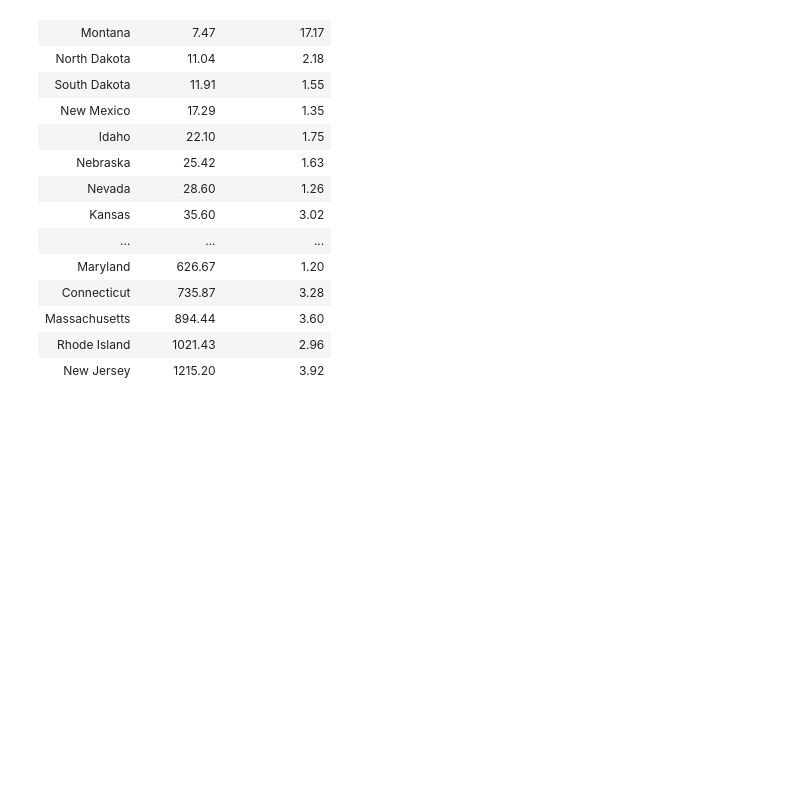
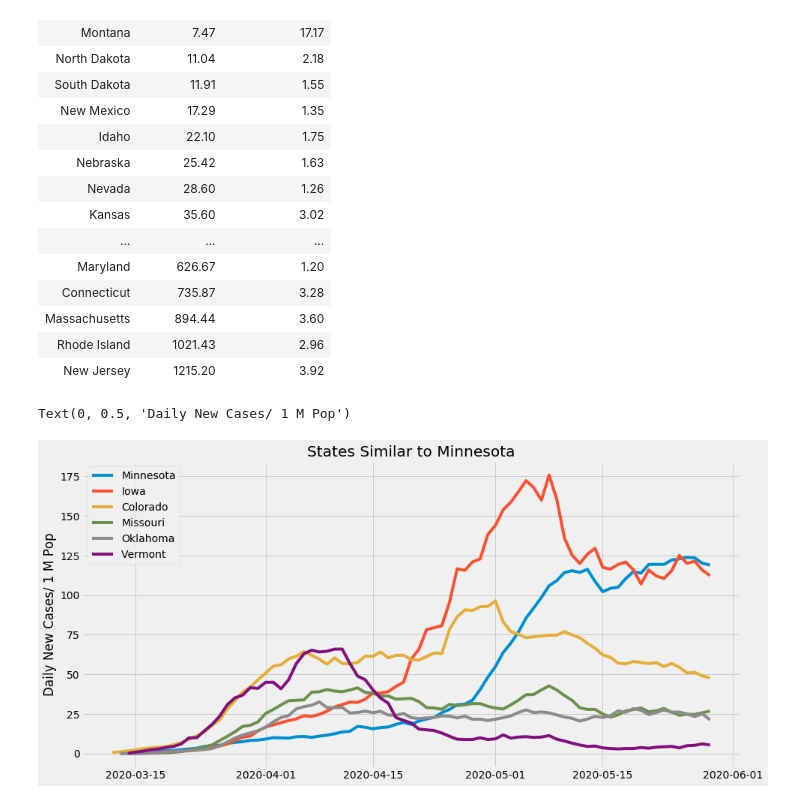
Before and after one commit to Jbudnick/Covid-19-Forecasting, a Jupyter notebook: notebooks/EDA_State_Comparison.ipynb, the cells around one changed output. Cells and saved outputs as stored; diff of their text form; code cells hidden in the pictures; blank space fills up the shorter version.

```diff
--- a/notebooks/EDA_State_Comparison.ipynb
+++ b/notebooks/EDA_State_Comparison.ipynb
@@ -744,3 +742,20 @@ round(Similar_States_Init.make_master_pop_dens_df(), 2)
 | Massachusetts | 894.44 | 3.60 |
 | Rhode Island | 1021.43 | 2.96 |
 | New Jersey | 1215.20 | 3.92 |
+# %%
+covid_df = load_and_clean_data()
+covid_df = replace
+# %%
+state_list = ['Minnesota', 'Iowa', 'Colorado', 'Missouri', 'Oklahoma', 'Vermont']
+# %%
+fig, ax = plt.subplots(figsize = (14, 7))
+for each in state_list:
+    state_df = get_moving_avg_df(covid_df, each, threshold = 0, days_threshold = 0)
+    ax.plot(state_df['days_elapsed'].apply(convert_to_date), state_df['Daily_Cases_per_pop'], label = each)
+ax.legend()
+ax.set_xlabel('')
+ax.set_title('States Similar to Minnesota')
+ax.set_ylabel('Daily New Cases/ 1 M Pop')
+# %% [output]
+Text(0, 0.5, 'Daily New Cases/ 1 M Pop')
+[figure, added]
```
Also changed, not shown: parts of 7 cells of this notebook.
